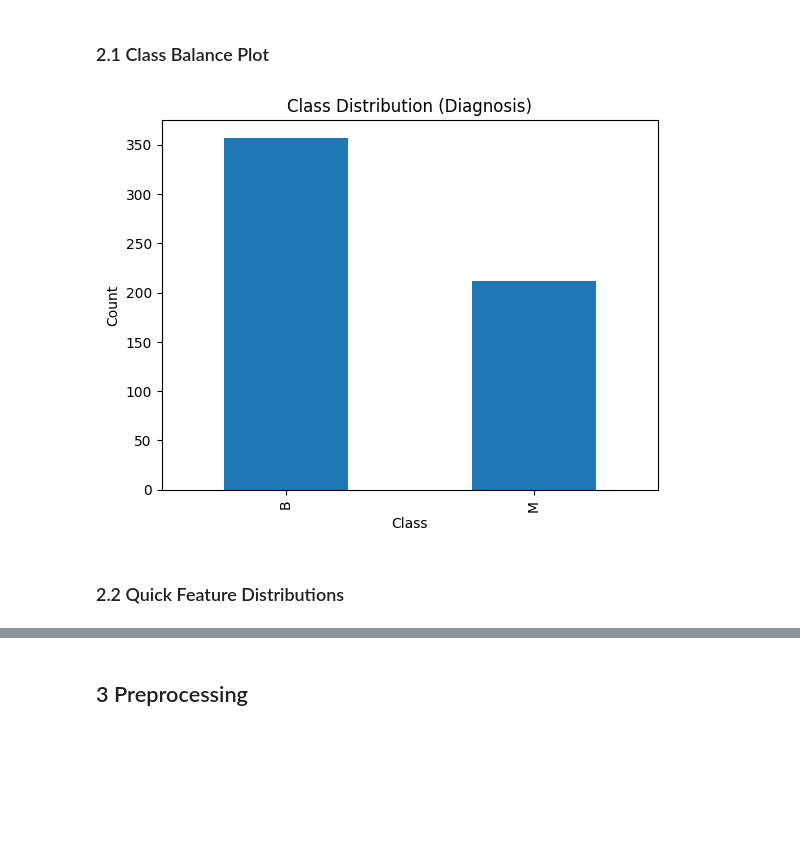
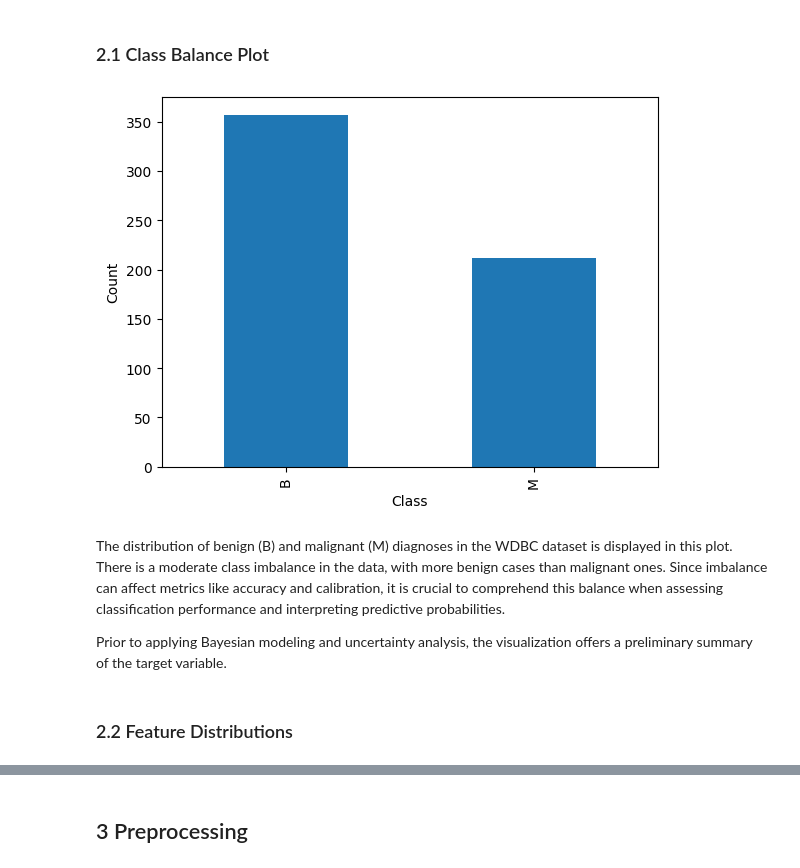
Before and after one commit to AnanyaaPal/bayesian-classification-with-mcmc, a Jupyter notebook: implementation.ipynb, the cells around one changed output, grey strips where cells are left out. Cells and saved outputs as stored; diff of their text form; code cells hidden in the pictures; blank space fills up the shorter version.

Commit message:
update code & add supporting plots

```diff
--- a/implementation.ipynb
+++ b/implementation.ipynb
@@ -93,14 +95,19 @@ Missing values:
 ### 2.1 Class Balance Plot
 # %%
 ax = df["diagnosis"].value_counts().plot(kind="bar")
-ax.set_title("Class Distribution (Diagnosis)")
 ax.set_xlabel("Class")
 ax.set_ylabel("Count")
 plt.show()
 # %% [output]
-[figure, old version]
+[figure, new version]
+# %% [markdown]
+The distribution of benign (B) and malignant (M) diagnoses in the WDBC dataset is displayed in this plot.
+There is a moderate class imbalance in the data, with more benign cases than malignant ones.
+Since imbalance can affect metrics like accuracy and calibration, it is crucial to comprehend this balance when assessing classification performance and interpreting predictive probabilities.
+
+Prior to applying Bayesian modeling and uncertainty analysis, the visualization offers a preliminary summary of the target variable.
 # %% [markdown]
-### 2.2 Quick Feature Distributions
+### 2.2 Feature Distributions
 # %%
 sample_feats = ["mean_radius", "mean_texture", "worst_area", "worst_concave_points"]
 df_m = df[df["diagnosis"]=="M"]
```
Also changed, not shown: parts of 128 cells of this notebook.
